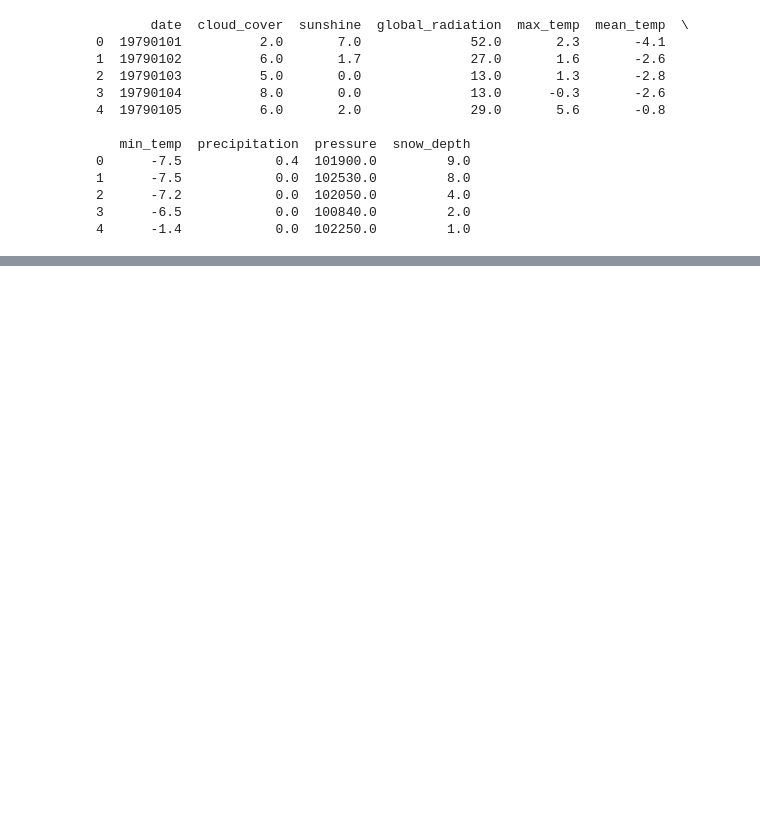
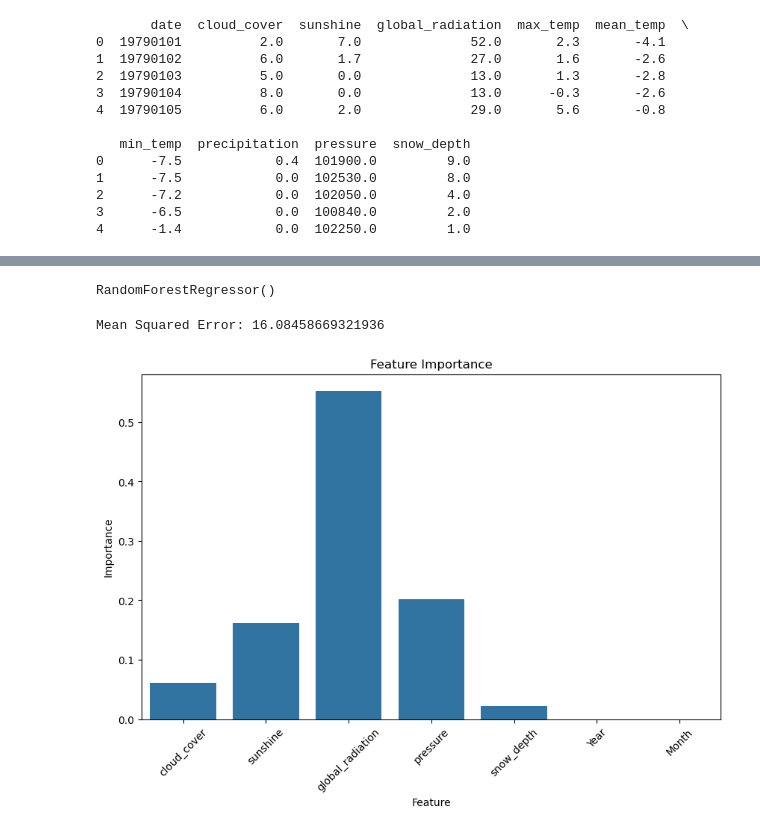
Before and after one commit to aroushq1/WeatherApp, a Jupyter notebook: weather-model.ipynb, the cells around one changed output, grey strips where cells are left out. Drawn from its saved outputs; the diff is of its cells as text; code cells hidden in the pictures; blank space fills up the shorter version.

Commit message:
Preprocessing data and model complete

```diff
--- a/weather-model.ipynb
+++ b/weather-model.ipynb
@@ -51,0 +45,19 @@ df.head()
+# %%
+# Features (excluding the target variable)
+X = df[['cloud_cover', 'sunshine', 'global_radiation', 'pressure', 'snow_depth', 'Year', 'Month']]
+# Target variable (let's predict the mean temperature, but you can change it to max_temp or min_temp)
+y = df['mean_temp']
+# %%
+# Split data into training and test sets
+X_train, X_test, y_train, y_test = train_test_split(X, y, test_size=0.2, random_state=42)
+# %%
+# Normalize the features
+scaler = StandardScaler()
+X_train_scaled = scaler.fit_transform(X_train)
+X_test_scaled = scaler.transform(X_test)
+# %%
+# Train a Random Forest model
+model = RandomForestRegressor()
+model.fit(X_train_scaled, y_train)
+# %% [output]
+RandomForestRegressor()
@@ -51,0 +67,20 @@ df.head()
+# %%
+# Evaluate the model
+mse = mean_squared_error(y_test, y_pred)
+print(f'Mean Squared Error: {mse}')
+# %% [output]
+Mean Squared Error: 16.08458669321936
+# %%
+# Plot 1: Feature Importance
+feature_importances = model.feature_importances_
+features = X.columns
+
+plt.figure(figsize=(10, 6))
+sns.barplot(x=features, y=feature_importances)
+plt.title('Feature Importance')
+plt.xlabel('Feature')
+plt.ylabel('Importance')
+plt.xticks(rotation=45)
+plt.show()
+# %% [output]
+[figure, added]
```
Also changed, not shown: parts of 4 cells of this notebook.
